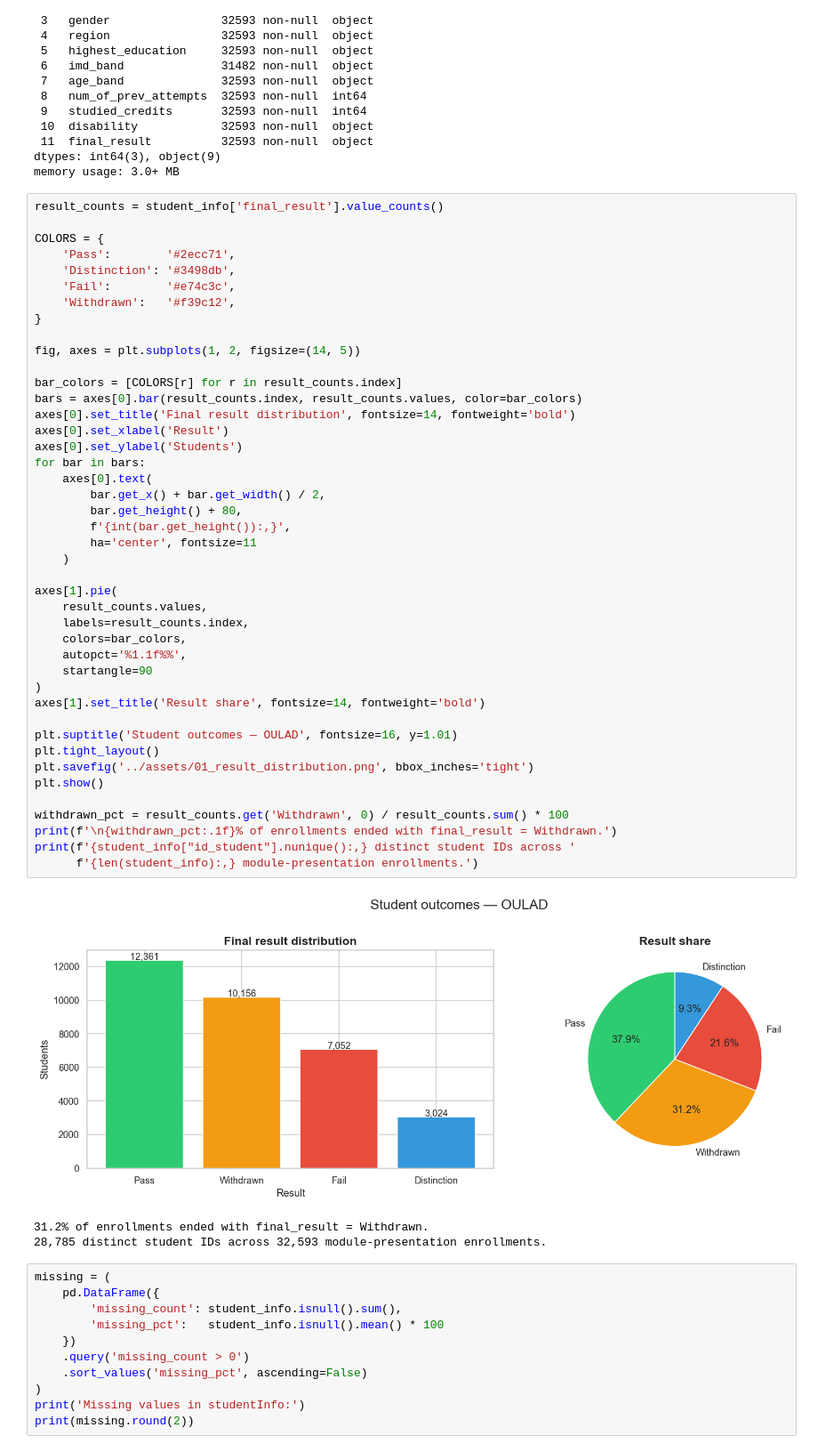
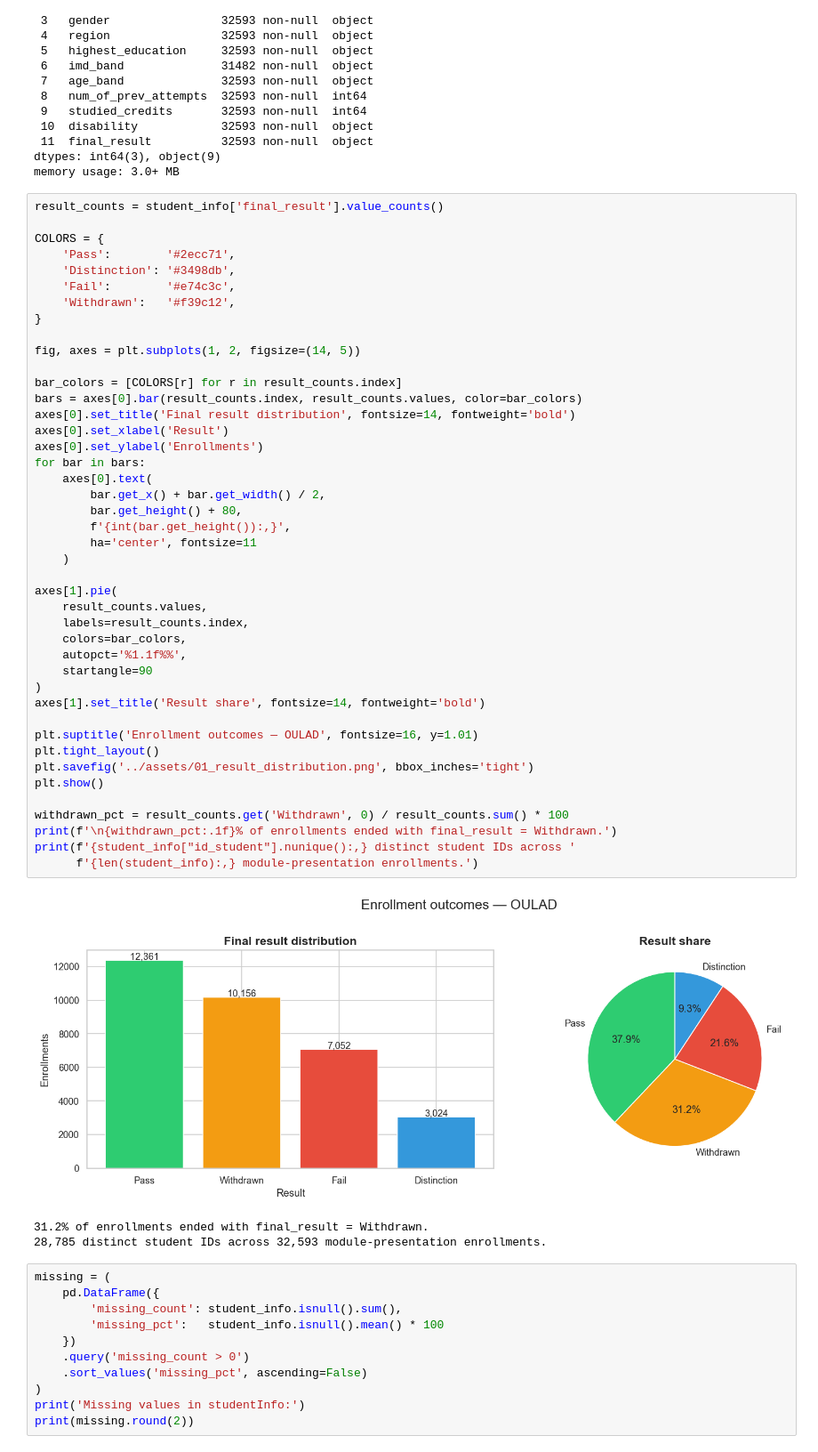
Before and after one commit to i2gunshaker/oulad-analytics, a Jupyter notebook: notebooks/01_data_preparation.ipynb, the cells around one changed output. Shown at 89% size. Drawn from its saved outputs; the diff is of its cells as text.

```diff
--- a/notebooks/01_data_preparation.ipynb
+++ b/notebooks/01_data_preparation.ipynb
@@ -112,36 +112,36 @@ fig, axes = plt.subplots(1, 2, figsize=(14, 5))
 bar_colors = [COLORS[r] for r in result_counts.index]
 bars = axes[0].bar(result_counts.index, result_counts.values, color=bar_colors)
 axes[0].set_title('Final result distribution', fontsize=14, fontweight='bold')
 axes[0].set_xlabel('Result')
-axes[0].set_ylabel('Students')
+axes[0].set_ylabel('Enrollments')
 for bar in bars:
     axes[0].text(
         bar.get_x() + bar.get_width() / 2,
         bar.get_height() + 80,
         f'{int(bar.get_height()):,}',
         ha='center', fontsize=11
     )
 
 axes[1].pie(
     result_counts.values,
     labels=result_counts.index,
     colors=bar_colors,
     autopct='%1.1f%%',
     startangle=90
 )
 axes[1].set_title('Result share', fontsize=14, fontweight='bold')
 
-plt.suptitle('Student outcomes — OULAD', fontsize=16, y=1.01)
+plt.suptitle('Enrollment outcomes — OULAD', fontsize=16, y=1.01)
 plt.tight_layout()
 plt.savefig('../assets/01_result_distribution.png', bbox_inches='tight')
 plt.show()
 
 withdrawn_pct = result_counts.get('Withdrawn', 0) / result_counts.sum() * 100
 print(f'\n{withdrawn_pct:.1f}% of enrollments ended with final_result = Withdrawn.')
 print(f'{student_info["id_student"].nunique():,} distinct student IDs across '
       f'{len(student_info):,} module-presentation enrollments.')
 # %% [output]
-[figure, old version]
+[figure, new version]
 31.2% of enrollments ended with final_result = Withdrawn.
 28,785 distinct student IDs across 32,593 module-presentation enrollments.
 # %%
```
Also changed, not shown: parts of 4 cells of this notebook, 4 other files.
